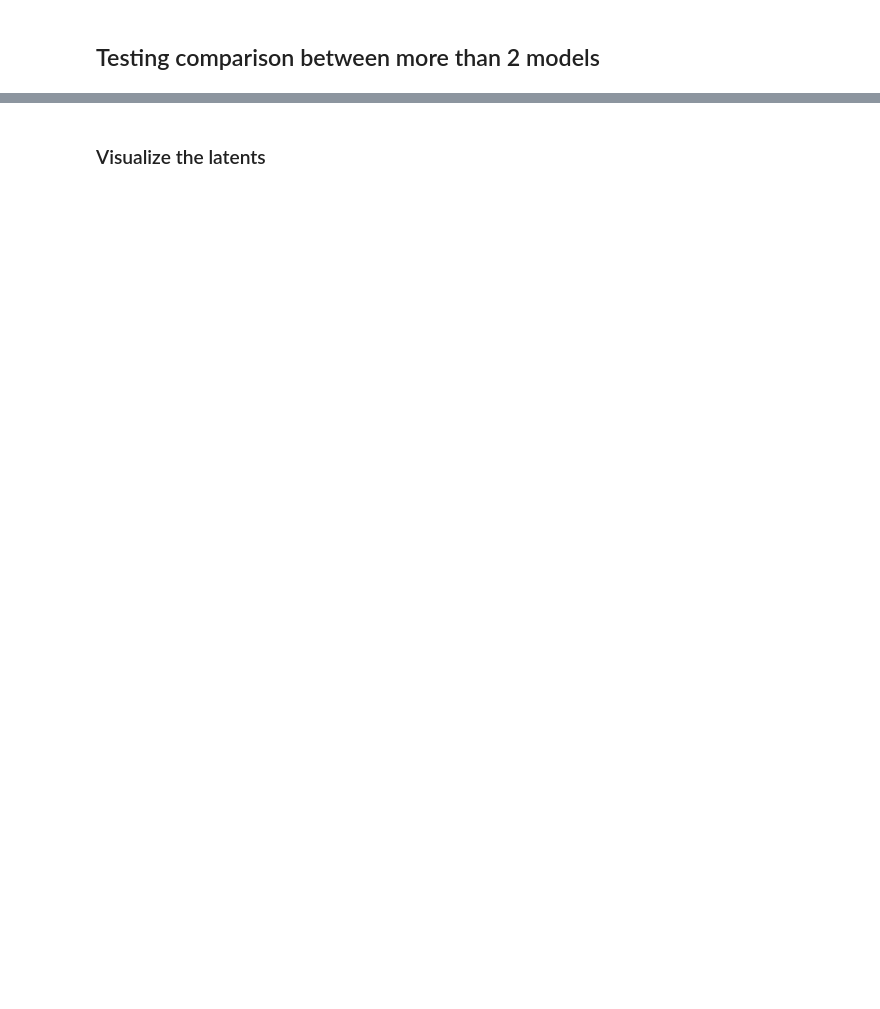
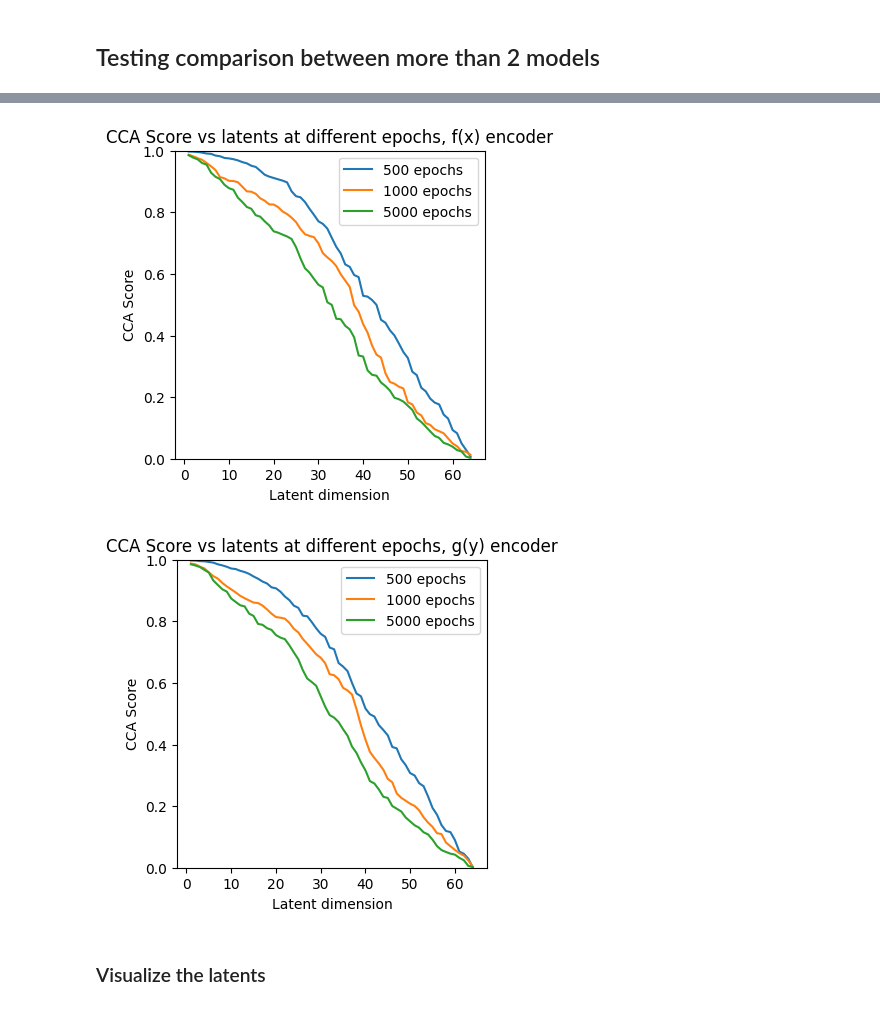
Before and after one commit to noe-dia/astro-ml-peek, a Jupyter notebook: notebooks/dev/cifar10_experiments.ipynb, the cells around one changed output, grey strips where cells are left out. Cells and saved outputs as stored; diff of their text form; code cells hidden in the pictures; blank space fills up the shorter version.

```diff
--- a/notebooks/dev/cifar10_experiments.ipynb
+++ b/notebooks/dev/cifar10_experiments.ipynb
@@ -165,3 +286,40 @@ CCA_multi_y.plot_cca_v_latent(mean_cca_y, encoder_type='g(y)', mean=True)
+# %%
+# plot each mean for each encoder type (two plots, one for f(x) and one for g(y))
+dims_x = np.arange(1, CCA_5k_x.ndims+1)
+# print(CCA_5k_x_copy)
+
+plt.figure(figsize=(4,4))
+# plt.plot(dims_x, corrs_0_x, "-", label="0 epochs")
+plt.plot(dims_x, corrs_400_x, "-", label="500 epochs")
+plt.plot(dims_x, corrs_1k_x, "-", label="1000 epochs")
+plt.plot(dims_x, corrs_5k_x, "-", label="5000 epochs")
+# plt.plot(dims_x, CCA_0_x_copy, "-", label="0 epochs")
+# plt.plot(dims_x, CCA_1k_x_copy, "-", label="1000 epochs")
+# plt.plot(dims_x, CCA_5k_x_copy, "-", label="5000 epochs")
+plt.xlabel("Latent dimension")
+plt.ylabel('CCA Score')
+plt.title('CCA Score vs latents at different epochs, f(x) encoder')
+plt.xticks(np.arange(0, CCA_5k_x.ndims, 10))
+plt.ylim(0,1)
+plt.legend()
+plt.show()
+
+dims_y = np.arange(1, CCA_5k_y.ndims+1)
+plt.figure(figsize=(4,4))
+# plt.plot(dims_y, corrs_0_y, "-", label="0 epochs")
+plt.plot(dims_y, corrs_400_y, "-", label="500 epochs")
+plt.plot(dims_y, corrs_1k_y, "-", label="1000 epochs")
+plt.plot(dims_y, corrs_5k_y, "-", label="5000 epochs")
+plt.xlabel("Latent dimension")
+plt.ylabel('CCA Score')
+plt.title('CCA Score vs latents at different epochs, g(y) encoder')
+plt.xticks(np.arange(0, CCA_5k_y.ndims, 10))
+plt.ylim(0,1)
+plt.legend()
+plt.show()
+# %% [output]
+[figure, added]
+[figure, added]
 # %% [markdown]
 ### Visualize the latents
 # %%
```
Also changed, not shown: parts of 12 cells of this notebook, 21 other files.
